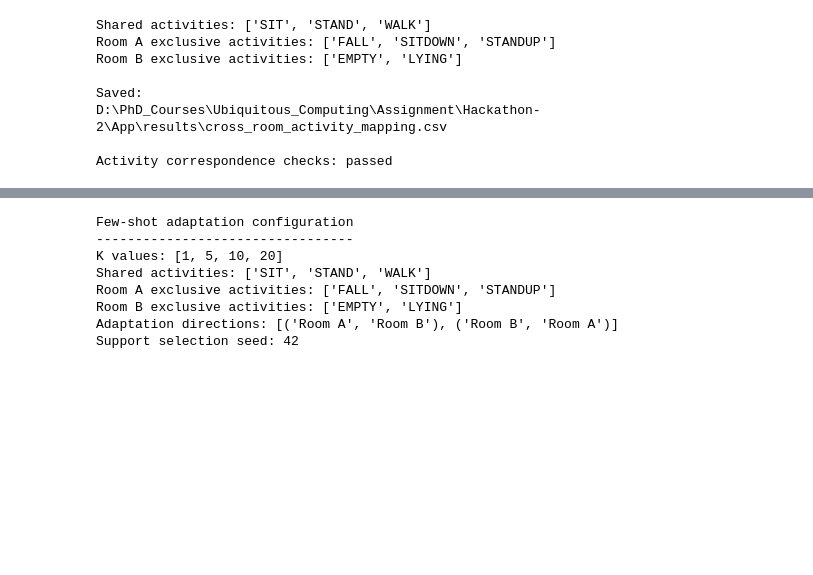
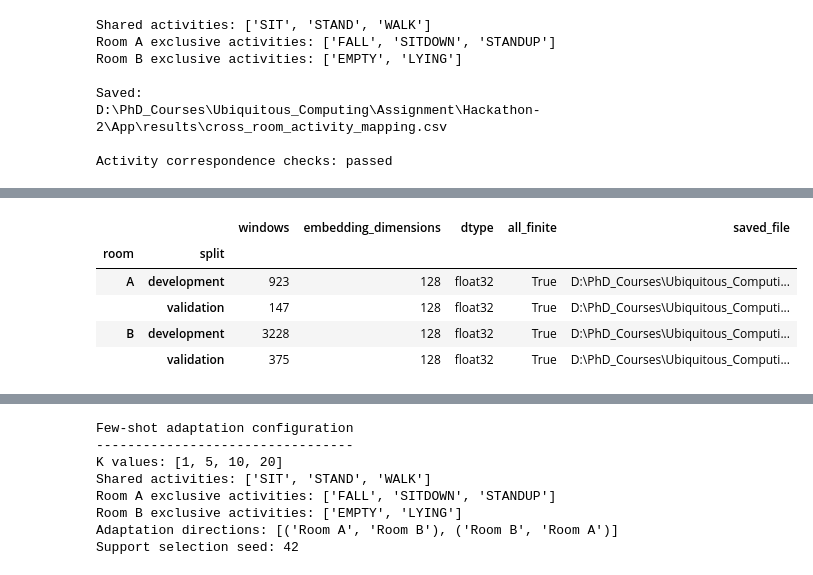
Before and after one commit to Krisna-Sah-Teli/cross-room-few-shot-adaptation, a Jupyter notebook: App/main_notebook.ipynb, the cells around one changed output, grey strips where cells are left out. Saved outputs shown, nothing was run; the diff lists cells and outputs as text; code cells hidden in the pictures; blank space fills up the shorter version.

```diff
--- a/App/main_notebook.ipynb
+++ b/App/main_notebook.ipynb
@@ -2907,0 +5366,87 @@ Activity correspondence checks: passed
+# %%
+
+# Step 13.8 — Extract and save trained-encoder embeddings
+
+from pathlib import Path
+
+import numpy as np
+import pandas as pd
+
+from scripts.normalization import log1p_per_window_zscore
+from scripts.task2_training import extract_embeddings
+
+TASK2_DIR = Path(OUTPUT_DIR) / "task2_artifacts"
+TASK2_DIR.mkdir(parents=True, exist_ok=True)
+
+room_datasets = {
+    "a": (X_room_a_task2, room_a_metadata_task2),
+    "b": (X_room_b_task2, room_b_metadata_task2),
+}
+
+trained_embedding_arrays = {}
+embedding_audit_rows = []
+
+for room, (X, metadata) in room_datasets.items():
+    if len(X) != len(metadata):
+        raise ValueError(f"Room {room.upper()}: metadata row mismatch.")
+
+    for split_name in ("development", "validation"):
+        indices = np.flatnonzero(
+            metadata["split"].to_numpy() == split_name
+        )
+
+        if len(indices) == 0:
+            raise ValueError(
+                f"Room {room.upper()}: no {split_name} windows found."
+            )
+
+        # Apply the same existing per-window preprocessing to both splits.
+        X_split = log1p_per_window_zscore(X[indices])
+
+        embeddings = extract_embeddings(
+            encoder=task2_trained_encoder,
+            X=X_split,
+            batch_size=128,
+            device=task2_device,
+        )
+
+        output_path = TASK2_DIR / (
+            f"task2_trained_embeddings_room_{room}_{split_name}.npy"
+        )
+        np.save(output_path, embeddings)
+
+        # Reload and verify the saved artifact.
+        saved_embeddings = np.load(output_path)
+
+        assert saved_embeddings.shape == (len(indices), 128)
+        assert saved_embeddings.dtype == np.float32
+        assert np.isfinite(saved_embeddings).all()
+        assert np.array_equal(saved_embeddings, embeddings)
+
+        key = (room, split_name)
+        trained_embedding_arrays[key] = saved_embeddings
+
+        embedding_audit_rows.append({
+            "room": room.upper(),
+            "split": split_name,
+            "windows": len(indices),
+            "embedding_dimensions": saved_embeddings.shape[1],
+            "dtype": str(saved_embeddings.dtype),
+            "all_finite": bool(np.isfinite(saved_embeddings).all()),
+            "saved_file": str(output_path),
+        })
+
+trained_embedding_audit_df = pd.DataFrame(embedding_audit_rows)
+display(trained_embedding_audit_df.set_index(["room", "split"]))
+
+print("Total embedding rows:", sum(
+    row["windows"] for row in embedding_audit_rows
+))
+print("Embedding extraction and save audits passed.")
+# %% [output]
+|  |  | windows | embedding_dimensions | dtype | all_finite | saved_file |
+| room | split |  |  |  |  |  |
+| A | development | 923 | 128 | float32 | True | D:\PhD_Courses\Ubiquitous_Computi... |
+|  | validation | 147 | 128 | float32 | True | D:\PhD_Courses\Ubiquitous_Computi... |
+| B | development | 3228 | 128 | float32 | True | D:\PhD_Courses\Ubiquitous_Computi... |
+|  | validation | 375 | 128 | float32 | True | D:\PhD_Courses\Ubiquitous_Computi... |
```
Also changed, not shown: parts of 233 cells of this notebook, 4 other files.
